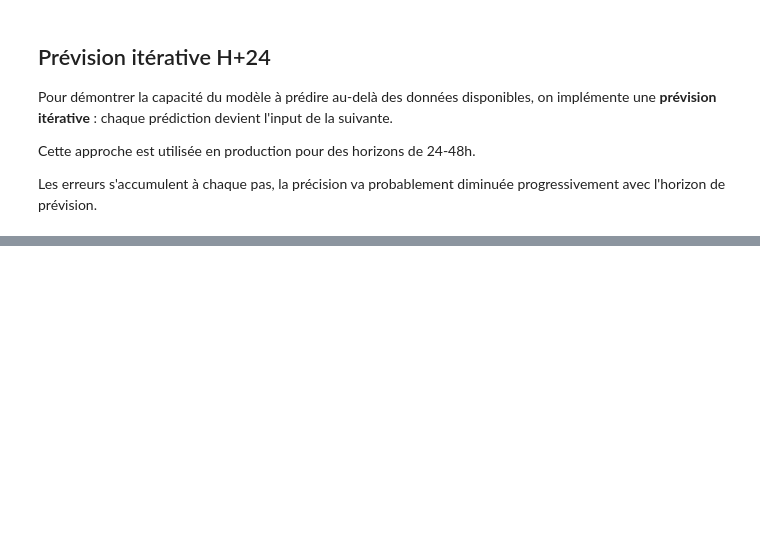
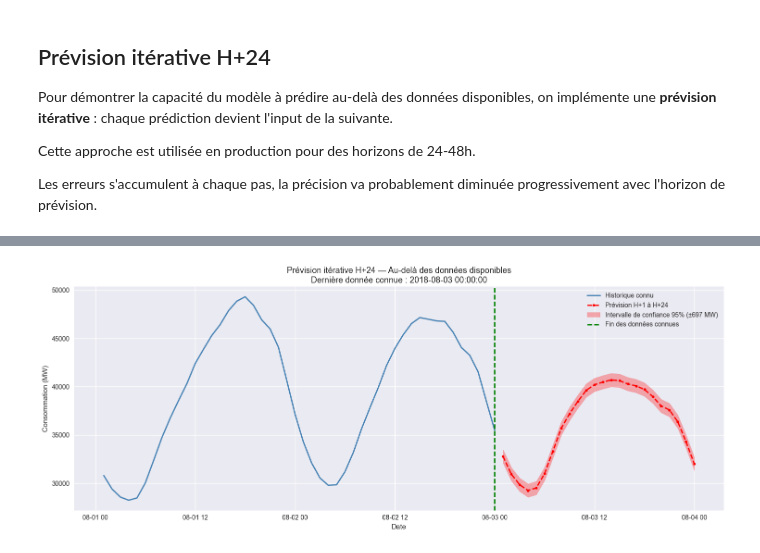
Before and after one commit to Dboy003/Energy-forecasting, a Jupyter notebook: notebooks/05_evaluation.ipynb, the cells around one changed output, grey strips where cells are left out. Cells and saved outputs as stored; diff of their text form; code cells hidden in the pictures; blank space fills up the shorter version.

```diff
--- a/notebooks/05_evaluation.ipynb
+++ b/notebooks/05_evaluation.ipynb
@@ -680,0 +697,54 @@ NameError: name 'df' is not defined
+# %%
+# ============================================================
+# Visualisation prévision itérative H+24
+# ============================================================
+
+MARGE_IC = 697  # Marge conformal prediction calibrée à 95.1%
+
+# Dernières 48h connues + 24h prédites
+dernieres_48h = df["PJME"].iloc[-48:]
+
+fig, ax = plt.subplots(figsize=(15, 6))
+
+# Données historiques connues
+ax.plot(dernieres_48h.index, dernieres_48h.values,
+        label='Historique connu', color='steelblue', linewidth=2)
+
+# Prédictions futures
+ax.plot(timestamps, predictions_iter,
+        label='Prévision H+1 à H+24', color='red',
+        linewidth=2, linestyle='--', marker='o', markersize=4)
+
+# Intervalle de confiance
+ax.fill_between(timestamps,
+                [p - MARGE_IC for p in predictions_iter],
+                [p + MARGE_IC for p in predictions_iter],
+                alpha=0.3, color='red',
+                label=f'Intervalle de confiance 95% (±{MARGE_IC} MW)')
+
+# Ligne de séparation
+ax.axvline(x=derniere_heure, color='green', linestyle='--',
+           linewidth=2, label='Fin des données connues')
+
+ax.set_title('Prévision itérative H+24 — Au-delà des données disponibles\n'
+             f'Dernière donnée connue : {derniere_heure}',
+             fontsize=13)
+ax.set_ylabel('Consommation (MW)')
+ax.set_xlabel('Date')
+ax.legend()
+plt.tight_layout()
+plt.show()
+
+# Tableau récapitulatif
+df_previsions = pd.DataFrame({
+    'Datetime'      : timestamps,
+    'Prévision (MW)': [round(p) for p in predictions_iter],
+    'IC Bas (MW)'   : [round(p - MARGE_IC) for p in predictions_iter],
+    'IC Haut (MW)'  : [round(p + MARGE_IC) for p in predictions_iter],
+    'Horizon'       : [f'H+{i+1}' for i in range(24)]
+}).set_index('Datetime')
+
+print("=== PRÉVISIONS H+1 À H+24 ===")
+print(df_previsions.to_string())
+# %% [output]
+[figure, added]
```
Also changed, not shown: parts of 4 cells of this notebook, 1 other file.
